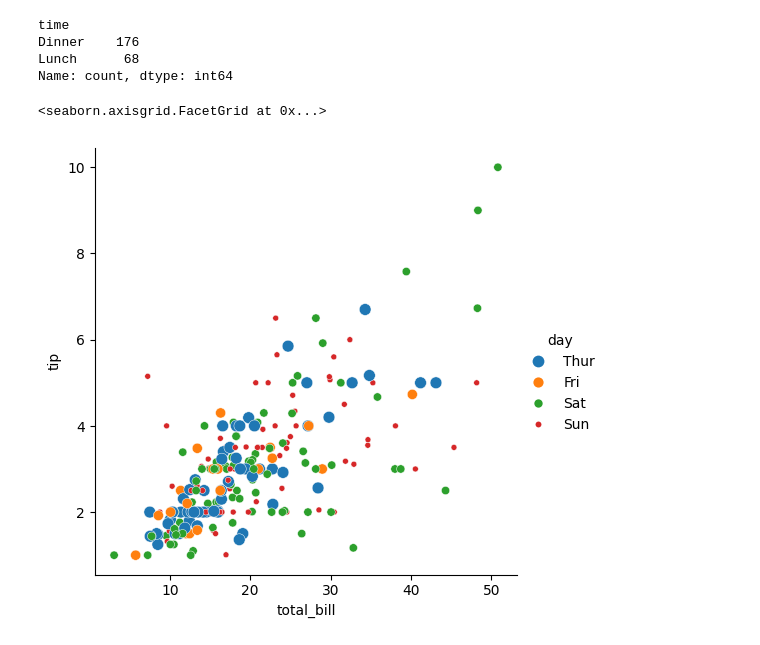
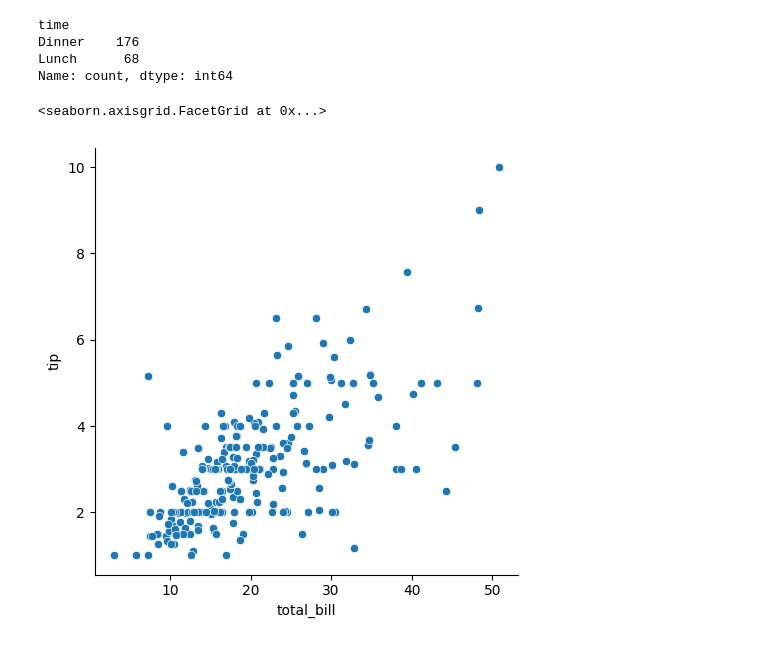
Before and after one commit to tareq-ur/Project1, a Jupyter notebook: Seaborn/Seabron1st.ipynb, the cells around one changed output. Saved outputs shown, nothing was run; the diff lists cells and outputs as text; code cells hidden in the pictures.

```diff
--- a/Seaborn/Seabron1st.ipynb
+++ b/Seaborn/Seabron1st.ipynb
@@ -100,13 +100,12 @@ Name: count, dtype: int64
 # %%
 sns.relplot(
     data=tips,
     x="total_bill",
     y="tip",
-    hue= "day",
-    size= "day",
+
 
 
 )
 # %% [output]
 <seaborn.axisgrid.FacetGrid at 0x...>
-[figure, old version]
+[figure, new version]
```
Also changed, not shown: parts of 1 cell of this notebook.
